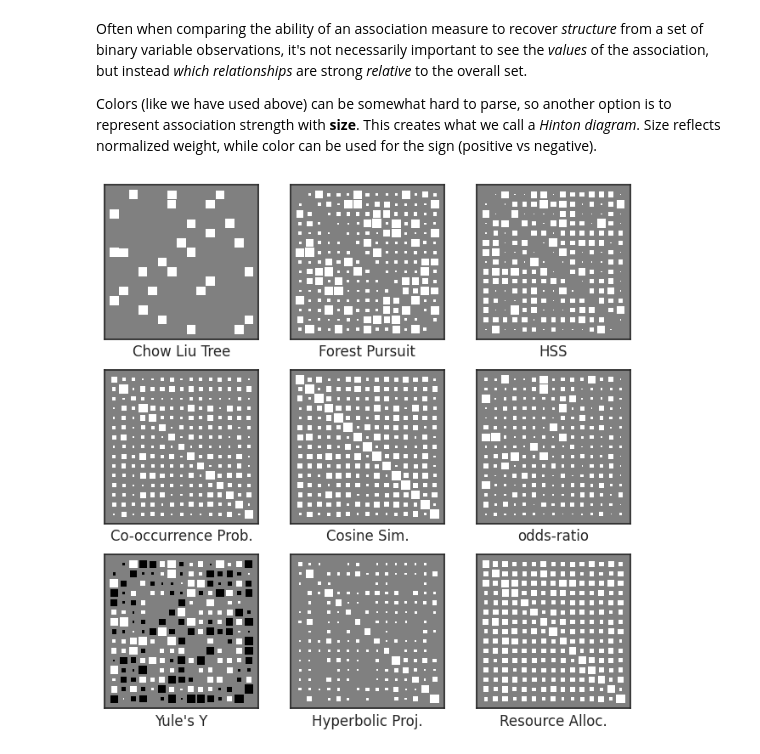
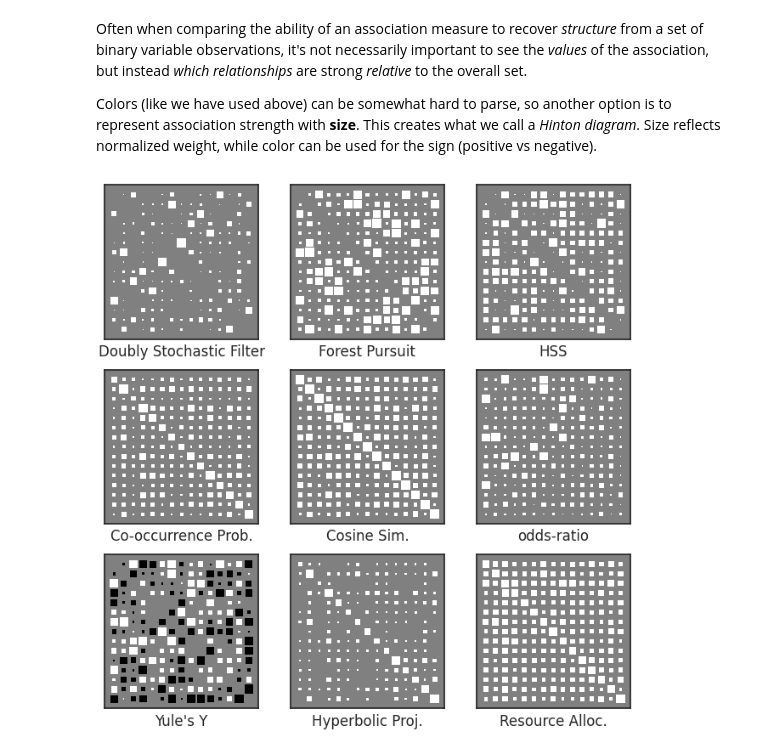
Before and after one commit to usnistgov/affinis, a Jupyter notebook: notebooks/user-guide/associations.ipynb, the cells around one changed output. Cells and saved outputs as stored; diff of their text form; code cells hidden in the pictures.

```diff
--- a/notebooks/user-guide/associations.ipynb
+++ b/notebooks/user-guide/associations.ipynb
@@ -125,7 +125,7 @@ Going a bit further than pure association methods, for bipartite projection prob
 As examples, `affinis` provides implementations of the [High-Salience Skeleton][affinis.associations.high_salience_skeleton] backbone, as well as the [Doubly-Stochastic Filter][affinis.associations.doubly_stochastic_filter].
 # %%
 hss = aff.high_salience_skeleton(X)
-dsf = aff.doubly_stochastic_filter(X)
+dsf = aff.doubly_stochastic_filter(X, reg=0.2)
 
 f,ax = plt.subplots(ncols=2, figsize=(6.5,2.5), sharey=True)
 sns.heatmap(hss,ax=ax[0], square=True)
@@ -182,26 +182,26 @@ Size reflects normalized weight, while color can be used for the sign (positive
 # %%
 from affinis.plots import hinton
 
 methods = {
-    'Chow Liu Tree': clt,
+    'Doubly Stochastic Filter': dsf,
     'Forest Pursuit': fps,
     'HSS': hss,
     'Co-occurrence Prob.': coo,
     'Cosine Sim.': cos,
     'odds-ratio': aff.odds_ratio(X),
     'Yule\'s Y':aff.yule_y(X),
     'Hyperbolic Proj.': hyp,
     'Resource Alloc.':rsc,
 }
 f,axs = plt.subplots(nrows=3, ncols=3, figsize=(8,8))
 
 for n, (lab, Aest) in enumerate(methods.items()):
     ax = axs.flatten()[n]
     hinton(Aest, ax=ax)
     ax.set_xlabel(lab)
 
 plt.savefig(imgpath/'assoc-overview.webp')
 # %% [output]
-[figure, old version]
+[figure, new version]
 # %% [markdown]
 ![overview of methods](img/assoc-overview.webp)
```
Also changed, not shown: parts of 1 cell of this notebook, 11 other files.
